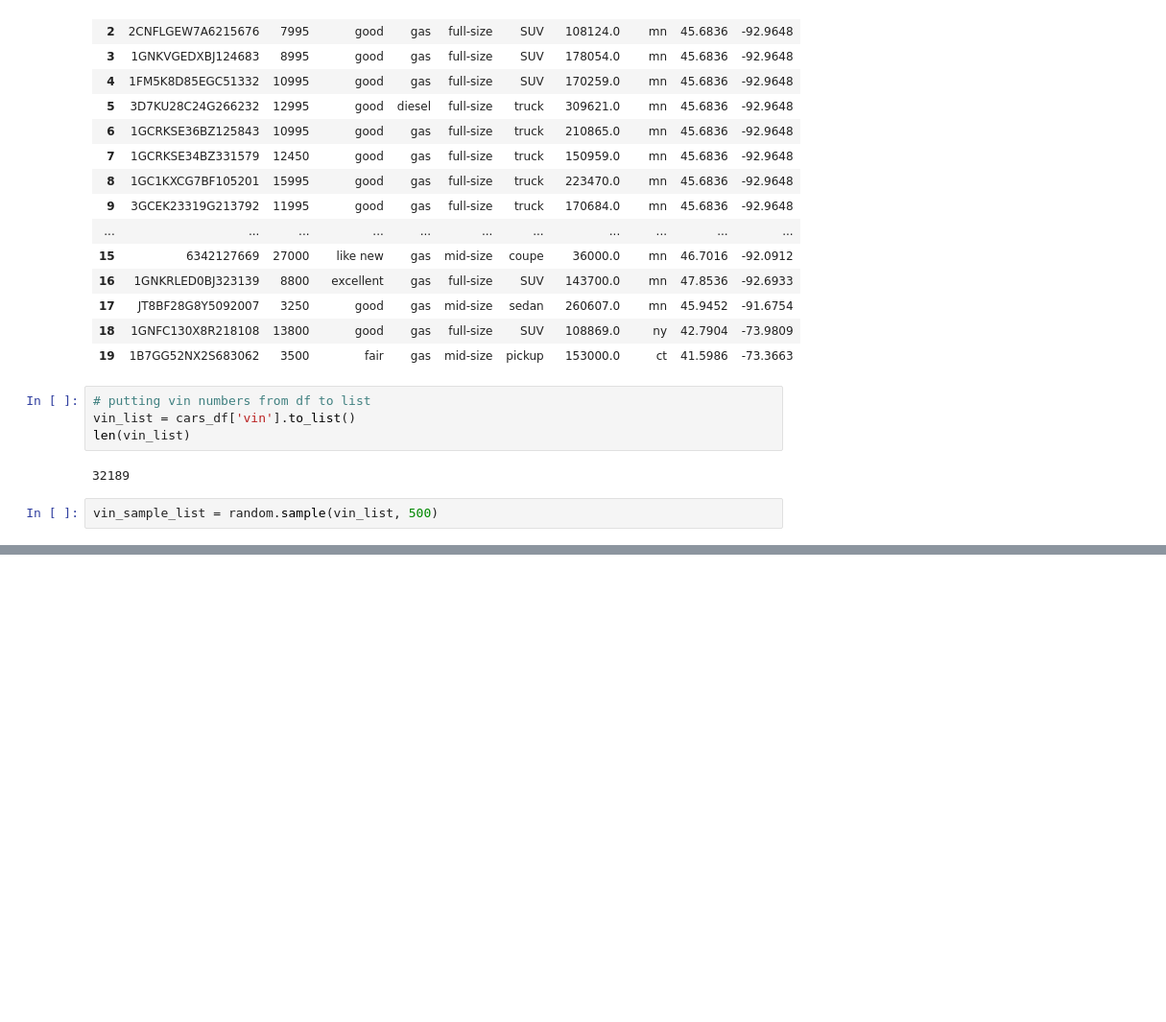
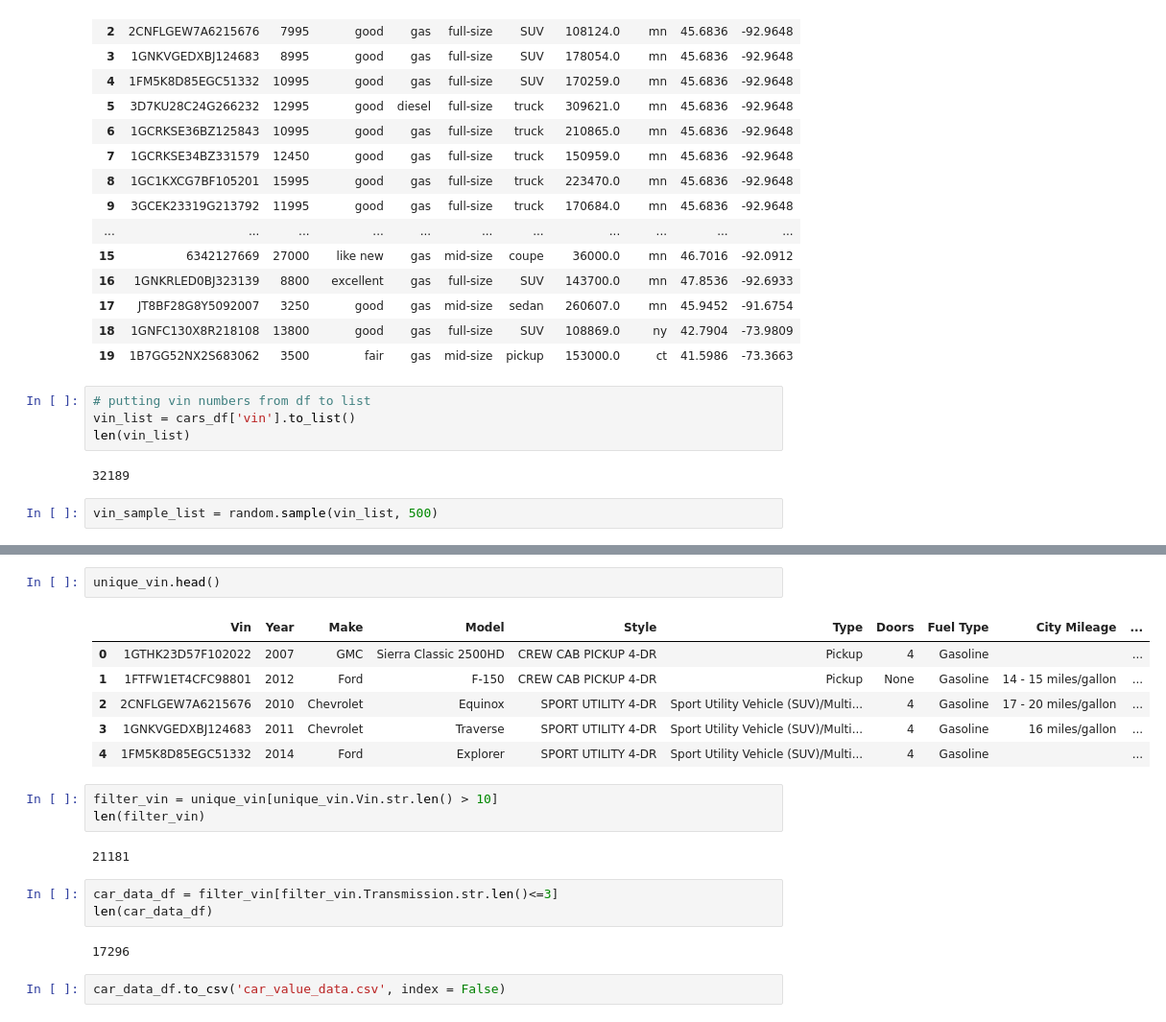
Before and after one commit to alexcaughman/banditautodealership, a Jupyter notebook: Car API Call/APICall.ipynb, the cells around one changed output, grey strips where cells are left out. Shown at 96% size. Drawn from its saved outputs; the diff is of its cells as text; blank space fills up the shorter version.

```diff
--- a/Car API Call/APICall.ipynb
+++ b/Car API Call/APICall.ipynb
@@ -153,0 +145,21 @@ practice_car_value_list
+# %%
+unique_vin.head()
+# %% [output]
+|  | Vin | Year | Make | Model | Style | Type | Doors | Fuel Type | City Mileage | ... |
+| 0 | 1GTHK23D57F102022 | 2007 | GMC | Sierra Classic 2500HD | CREW CAB PICKUP 4-DR | Pickup | 4 | Gasoline |  | ... |
+| 1 | 1FTFW1ET4CFC98801 | 2012 | Ford | F-150 | CREW CAB PICKUP 4-DR | Pickup | None | Gasoline | 14 - 15 miles/gallon | ... |
+| 2 | 2CNFLGEW7A6215676 | 2010 | Chevrolet | Equinox | SPORT UTILITY 4-DR | Sport Utility Vehicle (SUV)/Multi... | 4 | Gasoline | 17 - 20 miles/gallon | ... |
+| 3 | 1GNKVGEDXBJ124683 | 2011 | Chevrolet | Traverse | SPORT UTILITY 4-DR | Sport Utility Vehicle (SUV)/Multi... | 4 | Gasoline | 16 miles/gallon | ... |
+| 4 | 1FM5K8D85EGC51332 | 2014 | Ford | Explorer | SPORT UTILITY 4-DR | Sport Utility Vehicle (SUV)/Multi... | 4 | Gasoline |  | ... |
+# %%
+filter_vin = unique_vin[unique_vin.Vin.str.len() > 10]
+len(filter_vin)
+# %% [output]
+21181
+# %%
+car_data_df = filter_vin[filter_vin.Transmission.str.len()<=3]
+len(car_data_df)
+# %% [output]
+17296
+# %%
+car_data_df.to_csv('car_value_data.csv', index = False)
```
Also changed, not shown: parts of 10 cells of this notebook, 1 other file.
